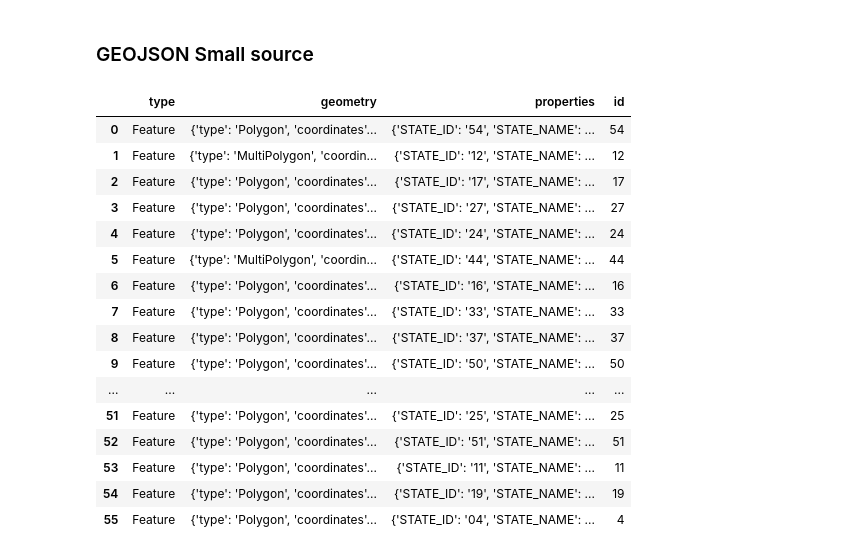
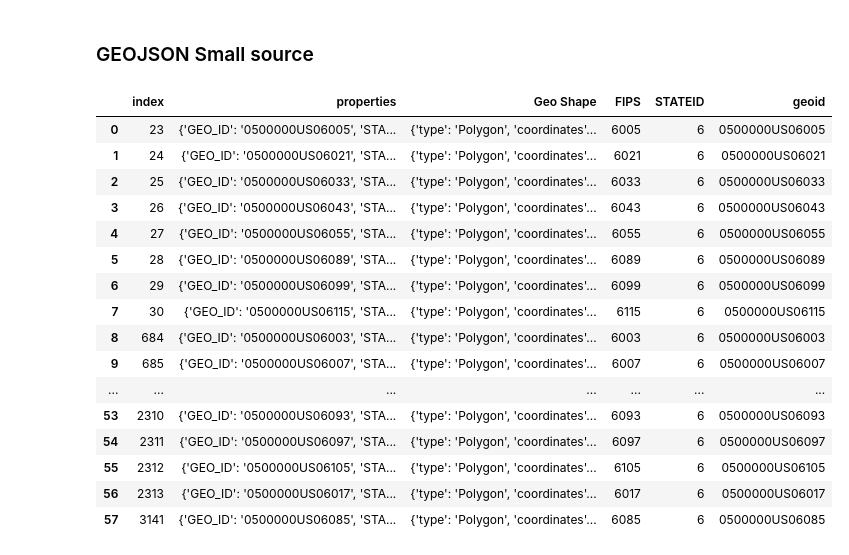
Before and after one commit to mavsanchez/united-states-elections-project2, a Jupyter notebook: elections_etl.ipynb, the cells around one changed output. Cells and saved outputs as stored; diff of their text form; code cells hidden in the pictures.

```diff
--- a/elections_etl.ipynb
+++ b/elections_etl.ipynb
@@ -145,33 +145,37 @@ geojson_pd = geojson_pd[['GEOID','Geo Shape']]
 # geojson_source = "etl/ca-us-county-boundaries.csv.csv"
 geojson_source = "etl/gz_2010_us_050_00_20m.json"
 geojson_pd = pd.read_json(geojson_source, encoding='latin-1', lines=True)
-geojson_pd.rename(columns={"geometry": "Geo Shape"},inplace=True)
+geojson_pd.rename(columns={"geometry": "Geo Shape", "GEO_ID": "geoid"},inplace=True)
 # geojson_pd = geojson_pd[['Geometry']]
 # geojson_pd['FIPS'] = int(geojson_pd['properties']['GEO_ID'][-5:])
-geojson_pd['GEOID']  = geojson_pd.apply(lambda row: int(row.properties['GEO_ID'][-5:]), axis=1)
+geojson_pd['FIPS']  = geojson_pd.apply(lambda row: int(row.properties['GEO_ID'][-5:]), axis=1)
+geojson_pd['STATEID']  = geojson_pd.apply(lambda row: int(row.properties['STATE']), axis=1)
+geojson_pd['geoid']  = geojson_pd.apply(lambda row: row.properties['GEO_ID'], axis=1)
 # geojson_pd['properties'][0]['GEO_ID'] '0500000US01001'
 # int(geojson_pd['properties'][0]['GEO_ID'][-5:])
 # geojson_pd
 # %%
 
-geojson_source = "etl/us_states.json"
-geojson_pd = pd.read_json(geojson_source, lines=True)
-geojson_pd
+# geojson_source = "etl/us_states.json"
+# geojson_pd = pd.read_json(geojson_source, lines=True)
+# geojson_pd
+california_geojson_pd = geojson_pd.loc[(geojson_pd.STATEID == 6),:].reset_index()
+california_geojson_pd
 # %% [output]
-|  | type | geometry | properties | id |
-| 0 | Feature | {'type': 'Polygon', 'coordinates'... | {'STATE_ID': '54', 'STATE_NAME': ... | 54 |
-| 1 | Feature | {'type': 'MultiPolygon', 'coordin... | {'STATE_ID': '12', 'STATE_NAME': ... | 12 |
-| 2 | Feature | {'type': 'Polygon', 'coordinates'... | {'STATE_ID': '17', 'STATE_NAME': ... | 17 |
-| 3 | Feature | {'type': 'Polygon', 'coordinates'... | {'STATE_ID': '27', 'STATE_NAME': ... | 27 |
-| 4 | Feature | {'type': 'Polygon', 'coordinates'... | {'STATE_ID': '24', 'STATE_NAME': ... | 24 |
-| 5 | Feature | {'type': 'MultiPolygon', 'coordin... | {'STATE_ID': '44', 'STATE_NAME': ... | 44 |
-| 6 | Feature | {'type': 'Polygon', 'coordinates'... | {'STATE_ID': '16', 'STATE_NAME': ... | 16 |
-| 7 | Feature | {'type': 'Polygon', 'coordinates'... | {'STATE_ID': '33', 'STATE_NAME': ... | 33 |
-| 8 | Feature | {'type': 'Polygon', 'coordinates'... | {'STATE_ID': '37', 'STATE_NAME': ... | 37 |
-| 9 | Feature | {'type': 'Polygon', 'coordinates'... | {'STATE_ID': '50', 'STATE_NAME': ... | 50 |
-| ... | ... | ... | ... | ... |
-| 51 | Feature | {'type': 'Polygon', 'coordinates'... | {'STATE_ID': '25', 'STATE_NAME': ... | 25 |
-| 52 | Feature | {'type': 'Polygon', 'coordinates'... | {'STATE_ID': '51', 'STATE_NAME': ... | 51 |
-| 53 | Feature | {'type': 'Polygon', 'coordinates'... | {'STATE_ID': '11', 'STATE_NAME': ... | 11 |
-| 54 | Feature | {'type': 'Polygon', 'coordinates'... | {'STATE_ID': '19', 'STATE_NAME': ... | 19 |
-| 55 | Feature | {'type': 'Polygon', 'coordinates'... | {'STATE_ID': '04', 'STATE_NAME': ... | 4 |
+|  | index | properties | Geo Shape | FIPS | STATEID | geoid |
+| 0 | 23 | {'GEO_ID': '0500000US06005', 'STA... | {'type': 'Polygon', 'coordinates'... | 6005 | 6 | 0500000US06005 |
+| 1 | 24 | {'GEO_ID': '0500000US06021', 'STA... | {'type': 'Polygon', 'coordinates'... | 6021 | 6 | 0500000US06021 |
+| 2 | 25 | {'GEO_ID': '0500000US06033', 'STA... | {'type': 'Polygon', 'coordinates'... | 6033 | 6 | 0500000US06033 |
+| 3 | 26 | {'GEO_ID': '0500000US06043', 'STA... | {'type': 'Polygon', 'coordinates'... | 6043 | 6 | 0500000US06043 |
+| 4 | 27 | {'GEO_ID': '0500000US06055', 'STA... | {'type': 'Polygon', 'coordinates'... | 6055 | 6 | 0500000US06055 |
+| 5 | 28 | {'GEO_ID': '0500000US06089', 'STA... | {'type': 'Polygon', 'coordinates'... | 6089 | 6 | 0500000US06089 |
+| 6 | 29 | {'GEO_ID': '0500000US06099', 'STA... | {'type': 'Polygon', 'coordinates'... | 6099 | 6 | 0500000US06099 |
+| 7 | 30 | {'GEO_ID': '0500000US06115', 'STA... | {'type': 'Polygon', 'coordinates'... | 6115 | 6 | 0500000US06115 |
+| 8 | 684 | {'GEO_ID': '0500000US06003', 'STA... | {'type': 'Polygon', 'coordinates'... | 6003 | 6 | 0500000US06003 |
+| 9 | 685 | {'GEO_ID': '0500000US06007', 'STA... | {'type': 'Polygon', 'coordinates'... | 6007 | 6 | 0500000US06007 |
+| ... | ... | ... | ... | ... | ... | ... |
+| 53 | 2310 | {'GEO_ID': '0500000US06093', 'STA... | {'type': 'Polygon', 'coordinates'... | 6093 | 6 | 0500000US06093 |
+| 54 | 2311 | {'GEO_ID': '0500000US06097', 'STA... | {'type': 'Polygon', 'coordinates'... | 6097 | 6 | 0500000US06097 |
+| 55 | 2312 | {'GEO_ID': '0500000US06105', 'STA... | {'type': 'Polygon', 'coordinates'... | 6105 | 6 | 0500000US06105 |
+| 56 | 2313 | {'GEO_ID': '0500000US06017', 'STA... | {'type': 'Polygon', 'coordinates'... | 6017 | 6 | 0500000US06017 |
+| 57 | 3141 | {'GEO_ID': '0500000US06085', 'STA... | {'type': 'Polygon', 'coordinates'... | 6085 | 6 | 0500000US06085 |
```
Also changed, not shown: parts of 5 cells of this notebook, 6 other files.
